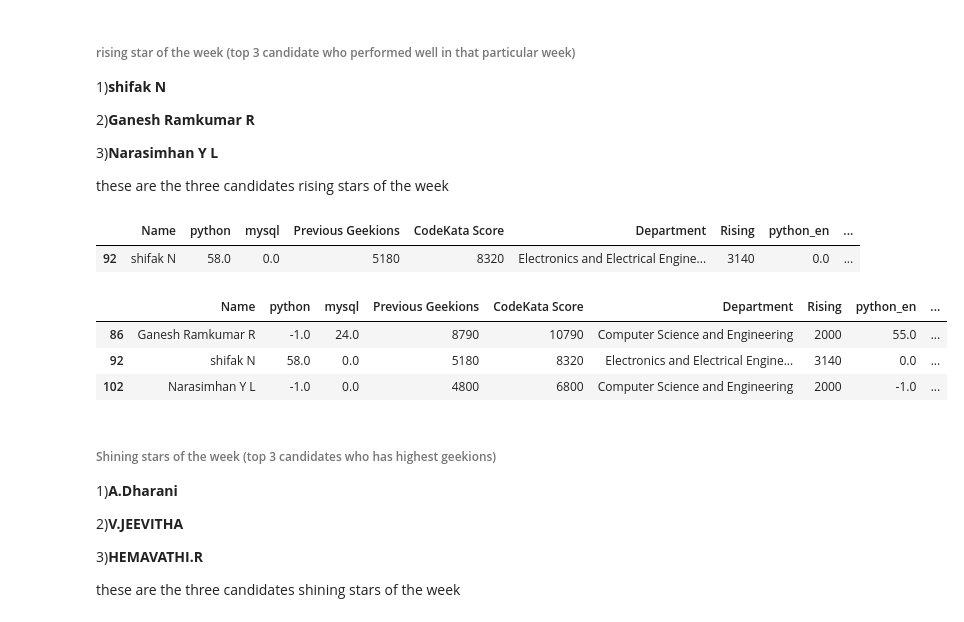
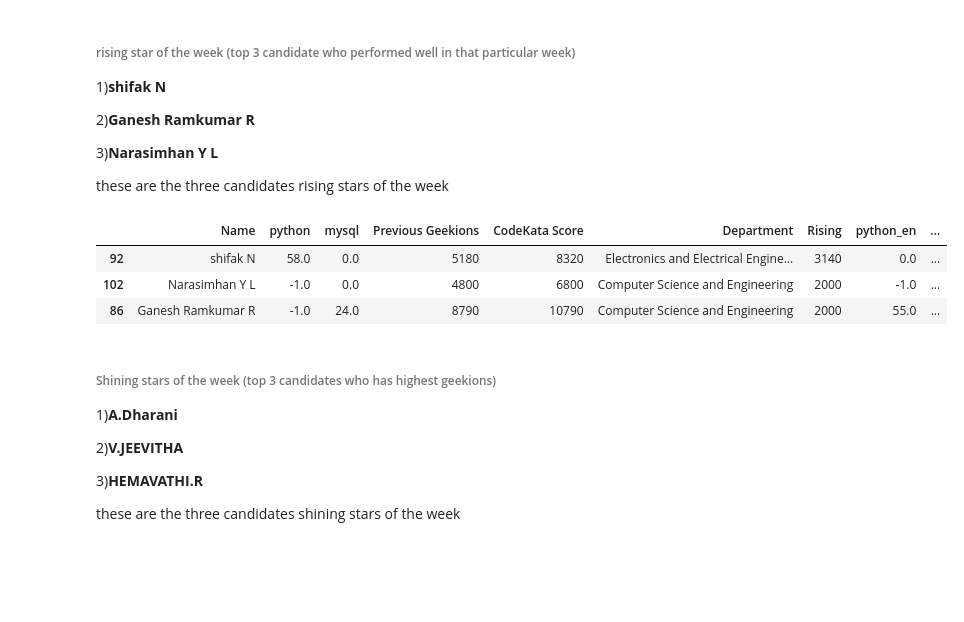
Before and after one commit to githubshathik/GUVI-Task-4, a Jupyter notebook: GUVI_task4.ipynb, the cells around one changed output. Drawn from its saved outputs; the diff is of its cells as text; code cells hidden in the pictures; blank space fills up the shorter version.

```diff
--- a/GUVI_task4.ipynb
+++ b/GUVI_task4.ipynb
@@ -139,6 +139,8 @@ y
 | 117 | XY Z | -1.0 | -1.0 | 0 | 0 | Computer Science and Engineering | 0 | 20.0 | ... |
 | 118 | Hariharan | -1.0 | -1.0 | 0 | 0 | Computer Science and Engineering | 0 | -1.0 | ... |
 119 rows × 9 columns
+# %%
+y=pd.DataFrame(y)
 # %%
 y.describe()
 # %% [output]
@@ -316,20 +318,14 @@ u
 3)**Narasimhan Y L**
 
 these are the three candidates rising stars of the week
-# %%
-f=y[y['Rising']==y['Rising'].max()]
-f
-# %% [output]
-|  | Name | python | mysql | Previous Geekions | CodeKata Score | Department | Rising | python_en | ... |
-| 92 | shifak N | 58.0 | 0.0 | 5180 | 8320 | Electronics and Electrical Engine... | 3140 | 0.0 | ... |
 # %%
-f=y[y['Rising']>1999]
-f
+f=y.sort_values(by = 'Rising',ascending = False)
+f.head(3)
 # %% [output]
 |  | Name | python | mysql | Previous Geekions | CodeKata Score | Department | Rising | python_en | ... |
-| 86 | Ganesh Ramkumar R | -1.0 | 24.0 | 8790 | 10790 | Computer Science and Engineering | 2000 | 55.0 | ... |
 | 92 | shifak N | 58.0 | 0.0 | 5180 | 8320 | Electronics and Electrical Engine... | 3140 | 0.0 | ... |
 | 102 | Narasimhan Y L | -1.0 | 0.0 | 4800 | 6800 | Computer Science and Engineering | 2000 | -1.0 | ... |
+| 86 | Ganesh Ramkumar R | -1.0 | 24.0 | 8790 | 10790 | Computer Science and Engineering | 2000 | 55.0 | ... |
 # %% [markdown]
 ###### Shining stars of the week (top 3 candidates who has highest geekions)
 1)**A.Dharani**
```
Also changed, not shown: parts of 7 cells of this notebook.
